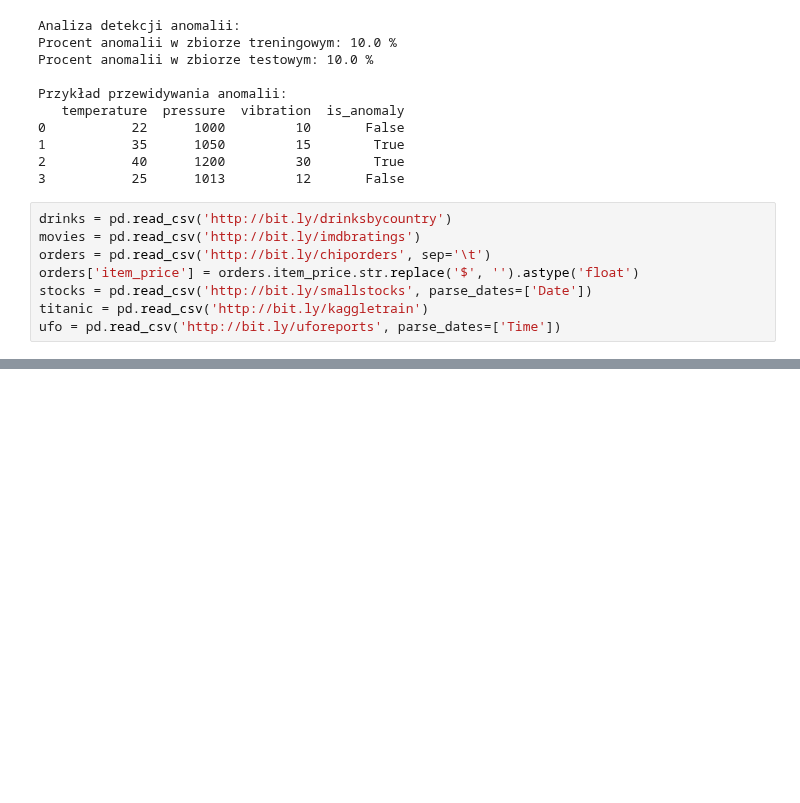
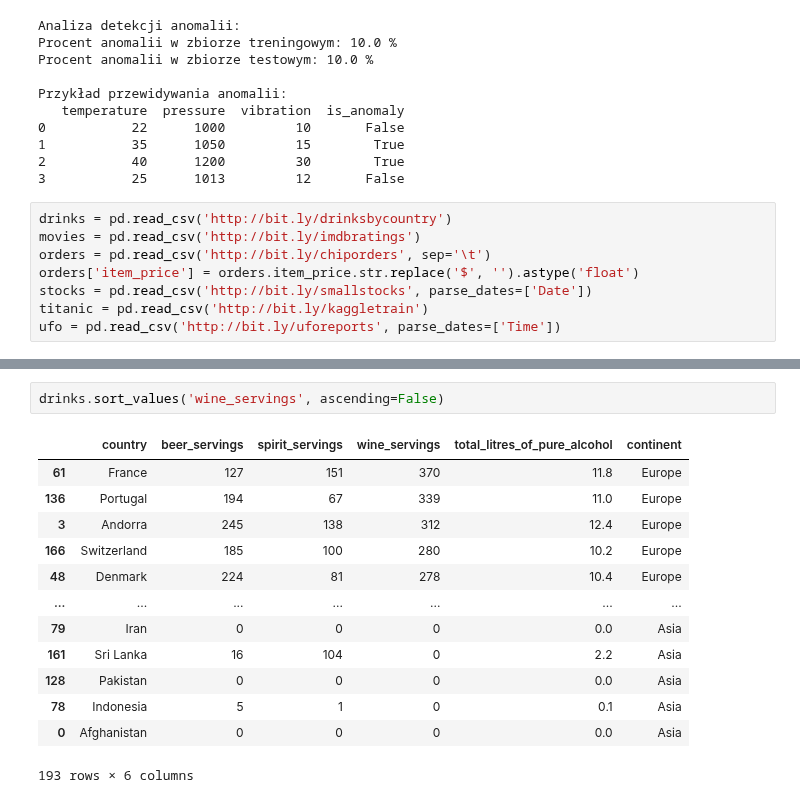
Before and after one commit to tomasz450/analiza-danych-2025-03-24, a Jupyter notebook: 3. Pandas/Pandas.ipynb, the cells around one changed output, grey strips where cells are left out. Drawn from its saved outputs; the diff is of its cells as text; blank space fills up the shorter version.

```diff
--- a/3. Pandas/Pandas.ipynb
+++ b/3. Pandas/Pandas.ipynb
@@ -1503,0 +1520,16 @@ ufo = pd.read_csv('http://bit.ly/uforeports', parse_dates=['Time'])
+# %%
+drinks.sort_values('wine_servings', ascending=False)
+# %% [output]
+|  | country | beer_servings | spirit_servings | wine_servings | total_litres_of_pure_alcohol | continent |
+| 61 | France | 127 | 151 | 370 | 11.8 | Europe |
+| 136 | Portugal | 194 | 67 | 339 | 11.0 | Europe |
+| 3 | Andorra | 245 | 138 | 312 | 12.4 | Europe |
+| 166 | Switzerland | 185 | 100 | 280 | 10.2 | Europe |
+| 48 | Denmark | 224 | 81 | 278 | 10.4 | Europe |
+| ... | ... | ... | ... | ... | ... | ... |
+| 79 | Iran | 0 | 0 | 0 | 0.0 | Asia |
+| 161 | Sri Lanka | 16 | 104 | 0 | 2.2 | Asia |
+| 128 | Pakistan | 0 | 0 | 0 | 0.0 | Asia |
+| 78 | Indonesia | 5 | 1 | 0 | 0.1 | Asia |
+| 0 | Afghanistan | 0 | 0 | 0 | 0.0 | Asia |
+193 rows × 6 columns
```
Also changed, not shown: parts of 14 cells of this notebook.
